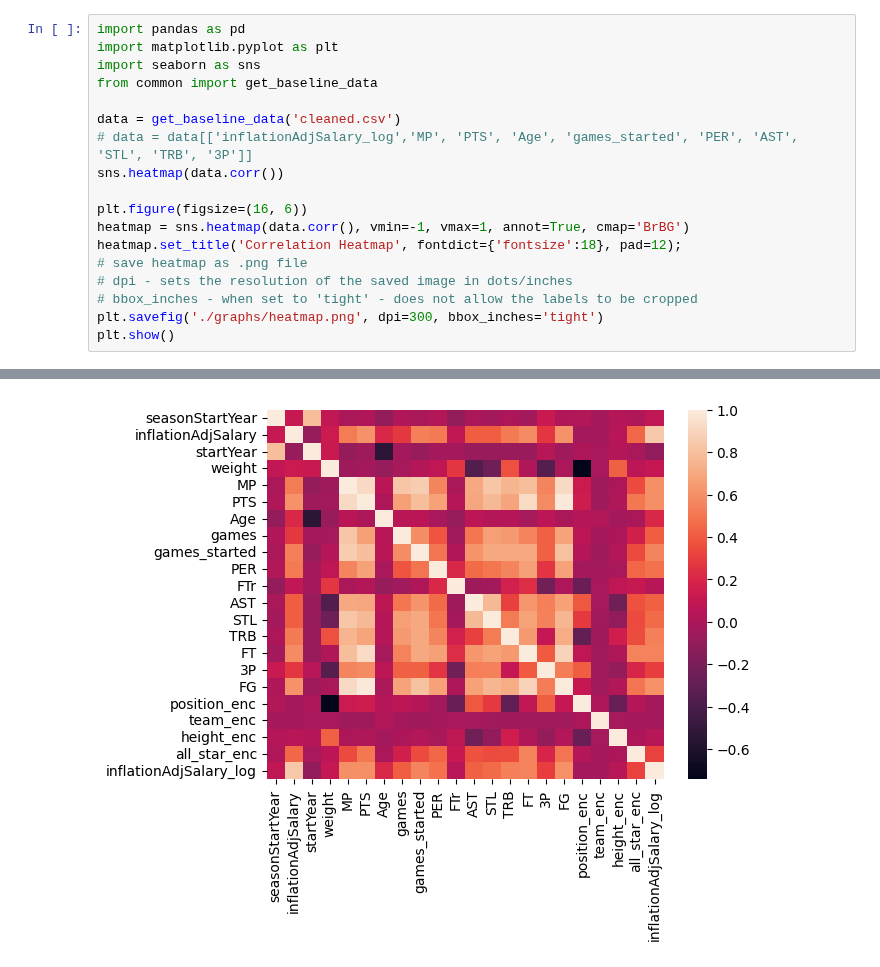
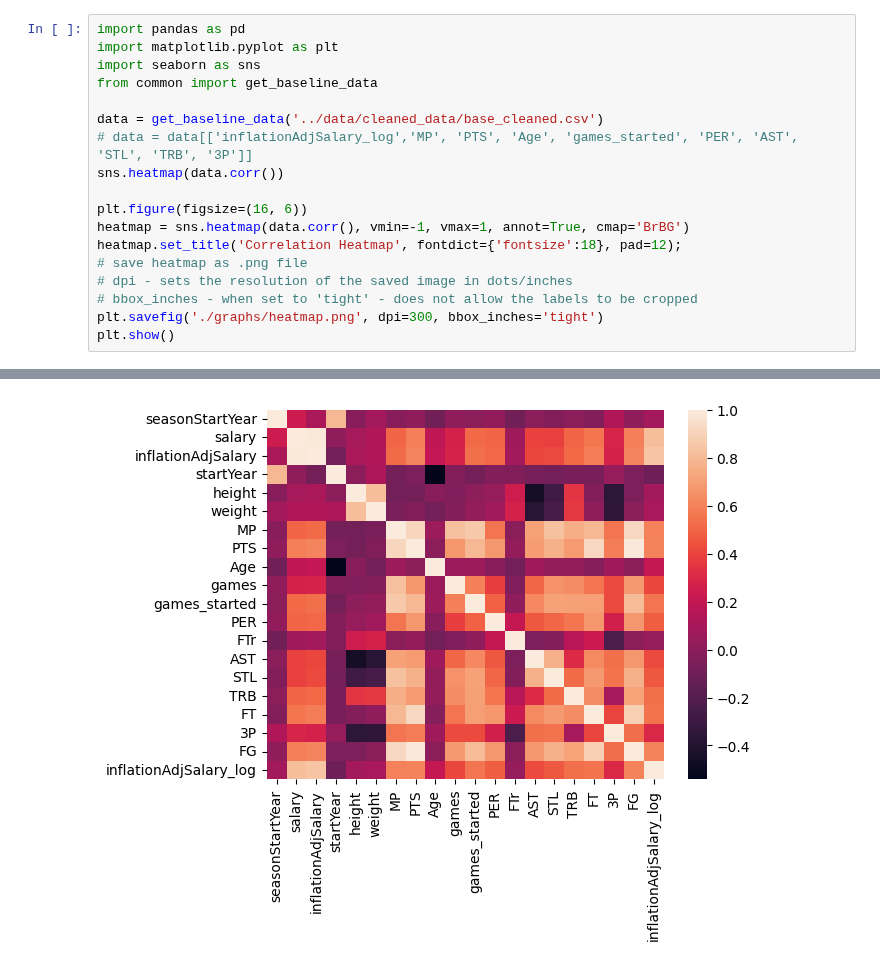
Before and after one commit to RiyaAg/EECS-545---Predicting-NBA-Player-s-Salary, a Jupyter notebook: analysis/corr.ipynb, the cells around one changed output, grey strips where cells are left out. Saved outputs shown, nothing was run; the diff lists cells and outputs as text.

```diff
--- a/analysis/corr.ipynb
+++ b/analysis/corr.ipynb
@@ -4,7 +18,7 @@ import matplotlib.pyplot as plt
 import seaborn as sns
 from common import get_baseline_data
 
-data = get_baseline_data('cleaned.csv')
+data = get_baseline_data('../data/cleaned_data/base_cleaned.csv')
 # data = data[['inflationAdjSalary_log','MP', 'PTS', 'Age', 'games_started', 'PER', 'AST', 'STL', 'TRB', '3P']]
 sns.heatmap(data.corr())
 
@@ -35,6 +34,6 @@ See the caveats in the documentation: https://pandas.pydata.org/pandas-docs/stab
 A value is trying to be set on a copy of a slice from a DataFrame.
 Try using .loc[row_indexer,col_indexer] = value instead
 
 See the caveats in the documentation: https://pandas.pydata.org/pandas-docs/stable/user_guide/indexing.html#returning-a-view-versus-a-copy
   nba['inflationAdjSalary_log'] = nba['inflationAdjSalary'].apply(lambda x: np.log(x))
-[figure, old version]
+[figure, new version]
```
Also changed, not shown: parts of 2 cells of this notebook, 7 other files.
